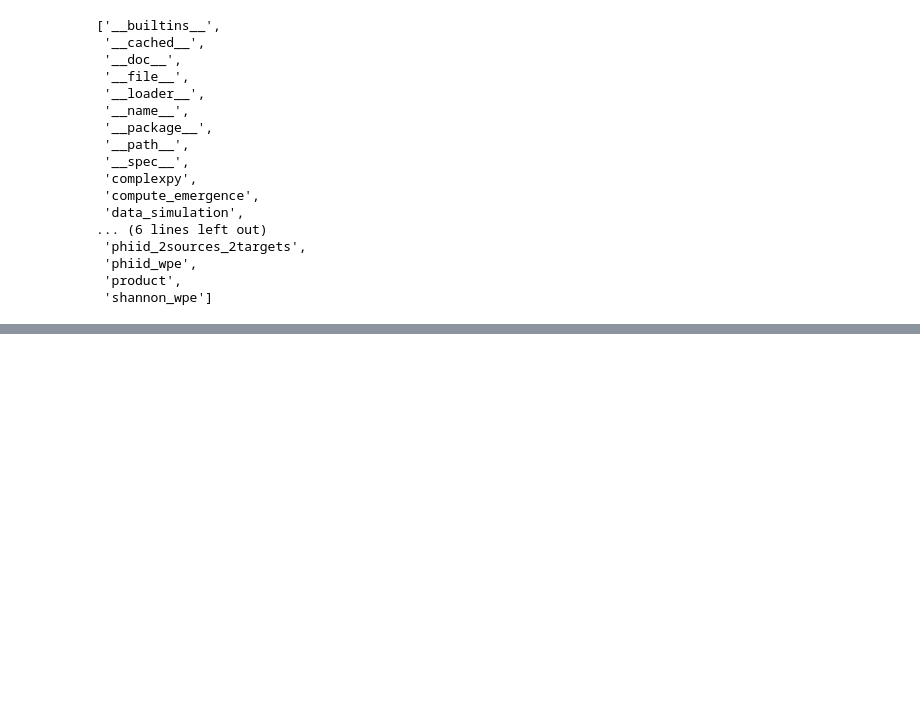
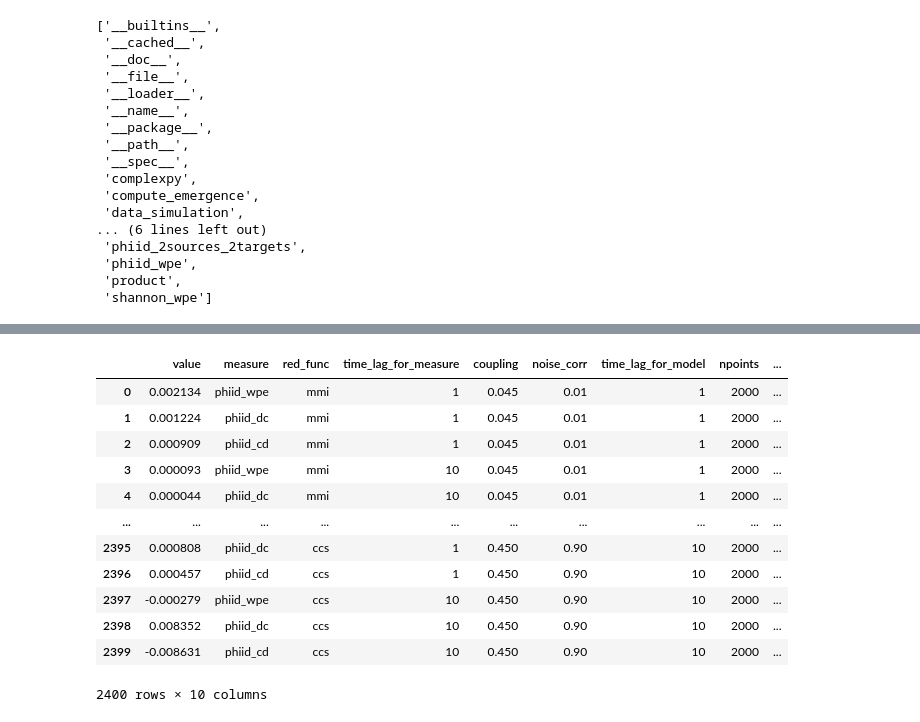
Before and after one commit to nadinespy/ComplexPy, a Jupyter notebook: scripts/complexpy_analysis.ipynb, the cells around one changed output, grey strips where cells are left out. Drawn from its saved outputs; the diff is of its cells as text; code cells hidden in the pictures; blank space fills up the shorter version.

```diff
--- a/scripts/complexpy_analysis.ipynb
+++ b/scripts/complexpy_analysis.ipynb
@@ -144,17 +140,18 @@ emergence_functions =    {'phiid_wpe':          cp.phiid_wpe}
 # model-variable pairs where keys give the model and values give the corresponding parameters of the model;
 # each key *has* to include 'micro_func_mvar'in the parameters; depending on which measures are specified in
 # emergence_measures, it may also need to include 'macro_func_mvar'
-model_variables =       {'2node_mvar':          ['coupling', 'noise_corr', 'time_lag', 'npoints',
+model_variables =       {'2node_mvar':          ['coupling', 'noise_corr', 'time_lag_for_model', 'npoints',
                                                          'macro_func_mvar', 'micro_func_mvar']}
 
 # variable names need to be the same as parameter names in the measure functions; each key *has* to include
 # 'micro' in the parameters; depending on which measures are specified in emergence_measures, it may also
 # need to include 'macro'
-measure_variables =     {'phiid_wpe':           ['micro', 'red_func', 'time_lag']}
+measure_variables =     {'phiid_wpe':           ['micro', 'red_func', 'time_lag_for_measure']}
 
 # all parameters relevant for either measures or data generation; will need to include keys and values only
 # for functions for macro and micro variables, not for macro and micro variables themselves
-parameters =            {'time_lag':            [1, 10, 100],
+parameters =            {'time_lag_for_model':  [1, 10],
+                         'time_lag_for_measure':[1, 10],
                          'coupling':            np.linspace(0.045, 0.45, num = 10),
                          'noise_corr':          np.linspace(0.01, 0.9, num = 10),
                          'red_func':            ['mmi','ccs'],
@@ -247,0 +265,16 @@ NameError: name 'cp' is not defined
+# %%
+emergence_df
+# %% [output]
+|  | value | measure | red_func | time_lag_for_measure | coupling | noise_corr | time_lag_for_model | npoints | ... |
+| 0 | 0.002134 | phiid_wpe | mmi | 1 | 0.045 | 0.01 | 1 | 2000 | ... |
+| 1 | 0.001224 | phiid_dc | mmi | 1 | 0.045 | 0.01 | 1 | 2000 | ... |
+| 2 | 0.000909 | phiid_cd | mmi | 1 | 0.045 | 0.01 | 1 | 2000 | ... |
+| 3 | 0.000093 | phiid_wpe | mmi | 10 | 0.045 | 0.01 | 1 | 2000 | ... |
+| 4 | 0.000044 | phiid_dc | mmi | 10 | 0.045 | 0.01 | 1 | 2000 | ... |
+| ... | ... | ... | ... | ... | ... | ... | ... | ... | ... |
+| 2395 | 0.000808 | phiid_dc | ccs | 1 | 0.450 | 0.90 | 10 | 2000 | ... |
+| 2396 | 0.000457 | phiid_cd | ccs | 1 | 0.450 | 0.90 | 10 | 2000 | ... |
+| 2397 | -0.000279 | phiid_wpe | ccs | 10 | 0.450 | 0.90 | 10 | 2000 | ... |
+| 2398 | 0.008352 | phiid_dc | ccs | 10 | 0.450 | 0.90 | 10 | 2000 | ... |
+| 2399 | -0.008631 | phiid_cd | ccs | 10 | 0.450 | 0.90 | 10 | 2000 | ... |
+2400 rows × 10 columns
```
Also changed, not shown: parts of 3 cells of this notebook, 7 other files.
